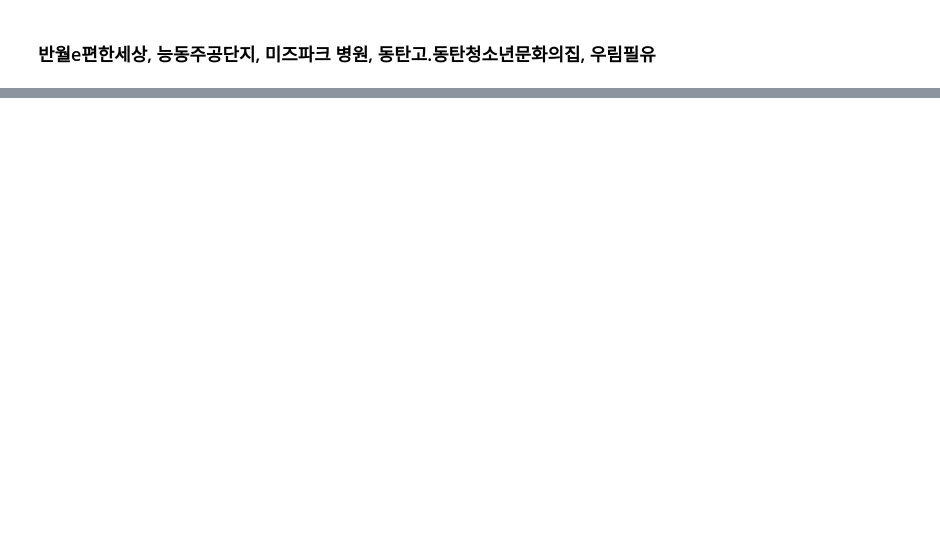
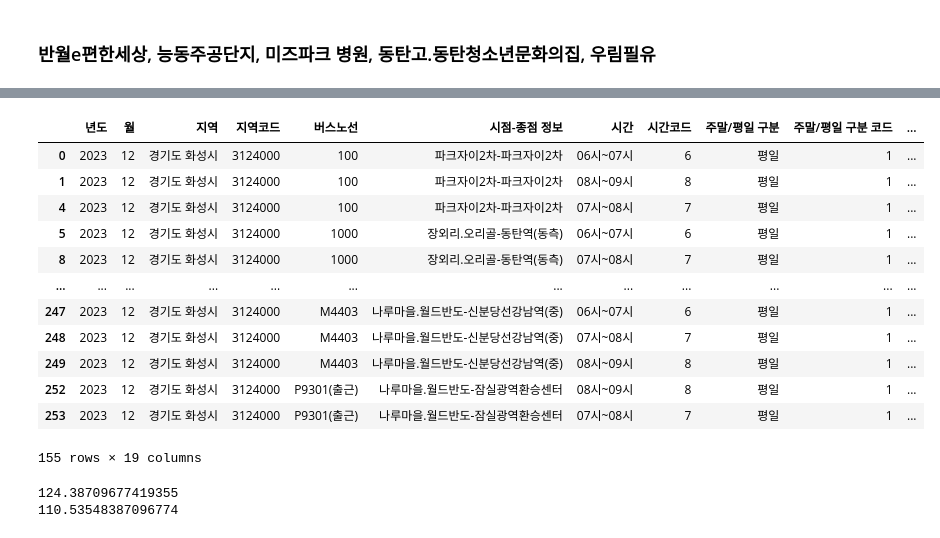
Before and after one commit to oneyoun/GTX-A-Bus-lane-optimization, a Jupyter notebook: 동릉이_data_check.ipynb, the cells around one changed output, grey strips where cells are left out. Drawn from its saved outputs; the diff is of its cells as text; code cells hidden in the pictures; blank space fills up the shorter version.

```diff
--- a/동릉이_data_check.ipynb
+++ b/동릉이_data_check.ipynb
@@ -958,0 +1230,3 @@ m
+# %%
+df = pd.read_csv('./GTX_동탄역_data/동탄1동_경유 노선별 상하차 인원 데이터.csv')
+df
@@ -958,0 +1247,24 @@ m
+# %%
+#출근시간
+sort = df[(df['시간코드'] == 6) | (df['시간코드'] == 7) | (df['시간코드'] == 8)]
+sort
+# %% [output]
+|  | 년도 | 월 | 지역 | 지역코드 | 버스노선 | 시점-종점 정보 | 시간 | 시간코드 | 주말/평일 구분 | 주말/평일 구분 코드 | ... |
+| 0 | 2023 | 12 | 경기도 화성시 | 3124000 | 100 | 파크자이2차-파크자이2차 | 06시~07시 | 6 | 평일 | 1 | ... |
+| 1 | 2023 | 12 | 경기도 화성시 | 3124000 | 100 | 파크자이2차-파크자이2차 | 08시~09시 | 8 | 평일 | 1 | ... |
+| 4 | 2023 | 12 | 경기도 화성시 | 3124000 | 100 | 파크자이2차-파크자이2차 | 07시~08시 | 7 | 평일 | 1 | ... |
+| 5 | 2023 | 12 | 경기도 화성시 | 3124000 | 1000 | 장외리.오리골-동탄역(동측) | 06시~07시 | 6 | 평일 | 1 | ... |
+| 8 | 2023 | 12 | 경기도 화성시 | 3124000 | 1000 | 장외리.오리골-동탄역(동측) | 07시~08시 | 7 | 평일 | 1 | ... |
+| ... | ... | ... | ... | ... | ... | ... | ... | ... | ... | ... | ... |
+| 247 | 2023 | 12 | 경기도 화성시 | 3124000 | M4403 | 나루마을.월드반도-신분당선강남역(중) | 06시~07시 | 6 | 평일 | 1 | ... |
+| 248 | 2023 | 12 | 경기도 화성시 | 3124000 | M4403 | 나루마을.월드반도-신분당선강남역(중) | 07시~08시 | 7 | 평일 | 1 | ... |
+| 249 | 2023 | 12 | 경기도 화성시 | 3124000 | M4403 | 나루마을.월드반도-신분당선강남역(중) | 08시~09시 | 8 | 평일 | 1 | ... |
+| 252 | 2023 | 12 | 경기도 화성시 | 3124000 | P9301(출근) | 나루마을.월드반도-잠실광역환승센터 | 08시~09시 | 8 | 평일 | 1 | ... |
+| 253 | 2023 | 12 | 경기도 화성시 | 3124000 | P9301(출근) | 나루마을.월드반도-잠실광역환승센터 | 07시~08시 | 7 | 평일 | 1 | ... |
+155 rows × 19 columns
+# %%
+print(sort['전체 승차인원'].mean())
+print(sort['전체 하차인원'].mean())
+# %% [output]
+124.38709677419355
+110.53548387096774
```
Also changed, not shown: parts of 26 cells of this notebook, 3 other files.
